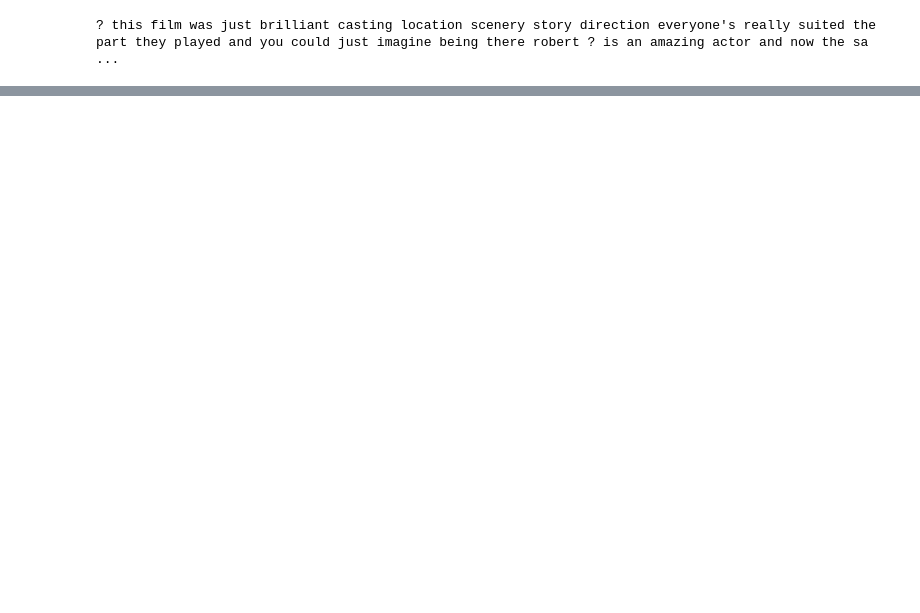
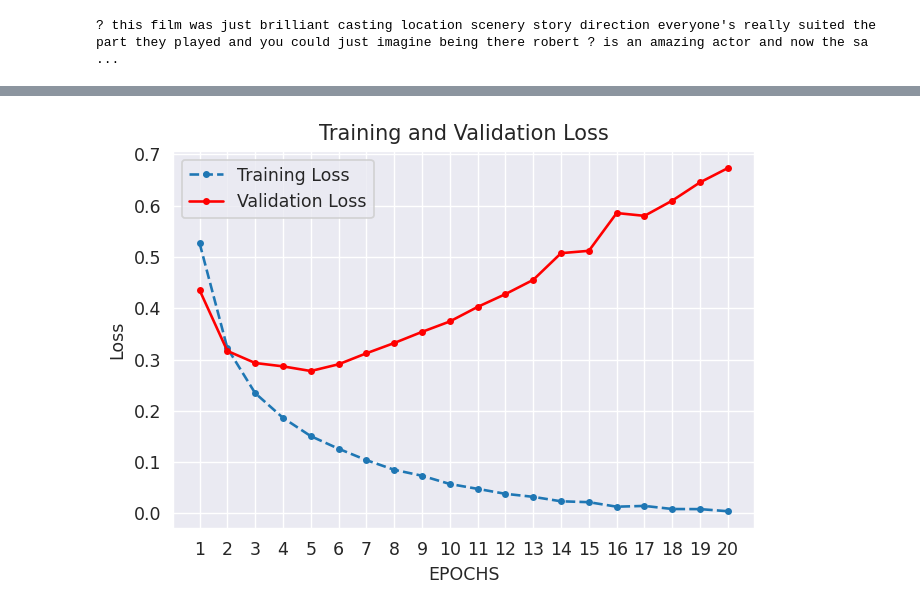
Before and after one commit to rcepedaraza/IMDM-Dataset, a Jupyter notebook: The_IMDB_Dataset.ipynb, the cells around one changed output, grey strips where cells are left out. Cells and saved outputs as stored; diff of their text form; code cells hidden in the pictures; blank space fills up the shorter version.

```diff
--- a/The_IMDB_Dataset.ipynb
+++ b/The_IMDB_Dataset.ipynb
@@ -59,0 +148,10 @@ print(decoded_review)
+# %%
+EPOCHS = 20
+history = model.fit(partial_x_train,
+                    partial_y_train,
+                    epochs=EPOCHS,
+                    batch_size=512,
+                    verbose=0,
+                    validation_data=(x_val, y_val))
+# %%
+history_dict = history.history
@@ -59,0 +162,2 @@ print(decoded_review)
+# %%
+history_df = pd.DataFrame(history_dict)
@@ -59,0 +166,3 @@ print(decoded_review)
+# %%
+history_df['epochs'] = range(1, EPOCHS + 1)
+history_df
@@ -59,0 +187,21 @@ print(decoded_review)
+# %%
+plt.plot(history_df['epochs'],
+         history_df['loss'],
+         linestyle='--',
+         marker='.',
+         label='Training Loss')
+
+plt.plot(history_df['epochs'],
+         history_df['val_loss'],
+         linestyle='-', c='r',
+         marker='.',
+         label='Validation Loss')
+
+plt.legend()
+plt.xlabel('EPOCHS')
+plt.ylabel('Loss')
+plt.xticks(range(1, EPOCHS + 1))
+plt.title('Training and Validation Loss')
+plt.show()
+# %% [output]
+[figure, added]
```
Also changed, not shown: parts of 41 cells of this notebook.
